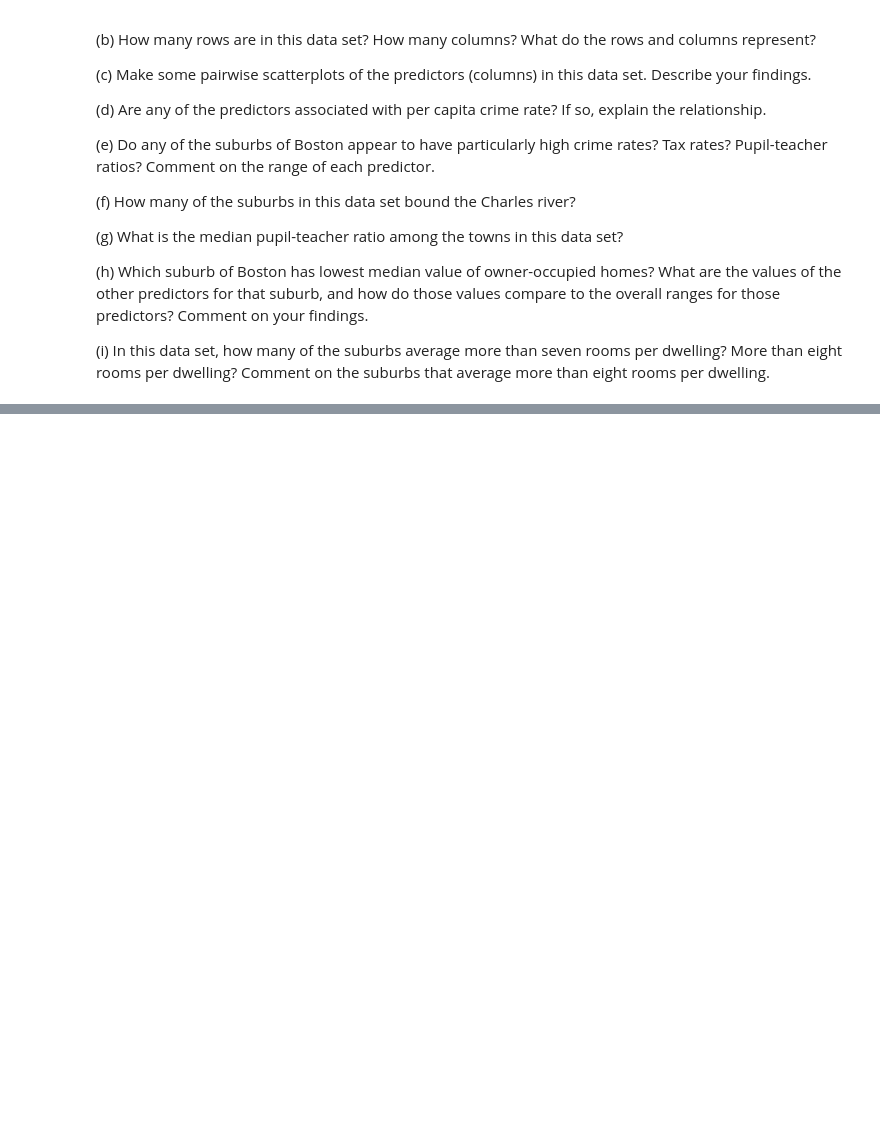
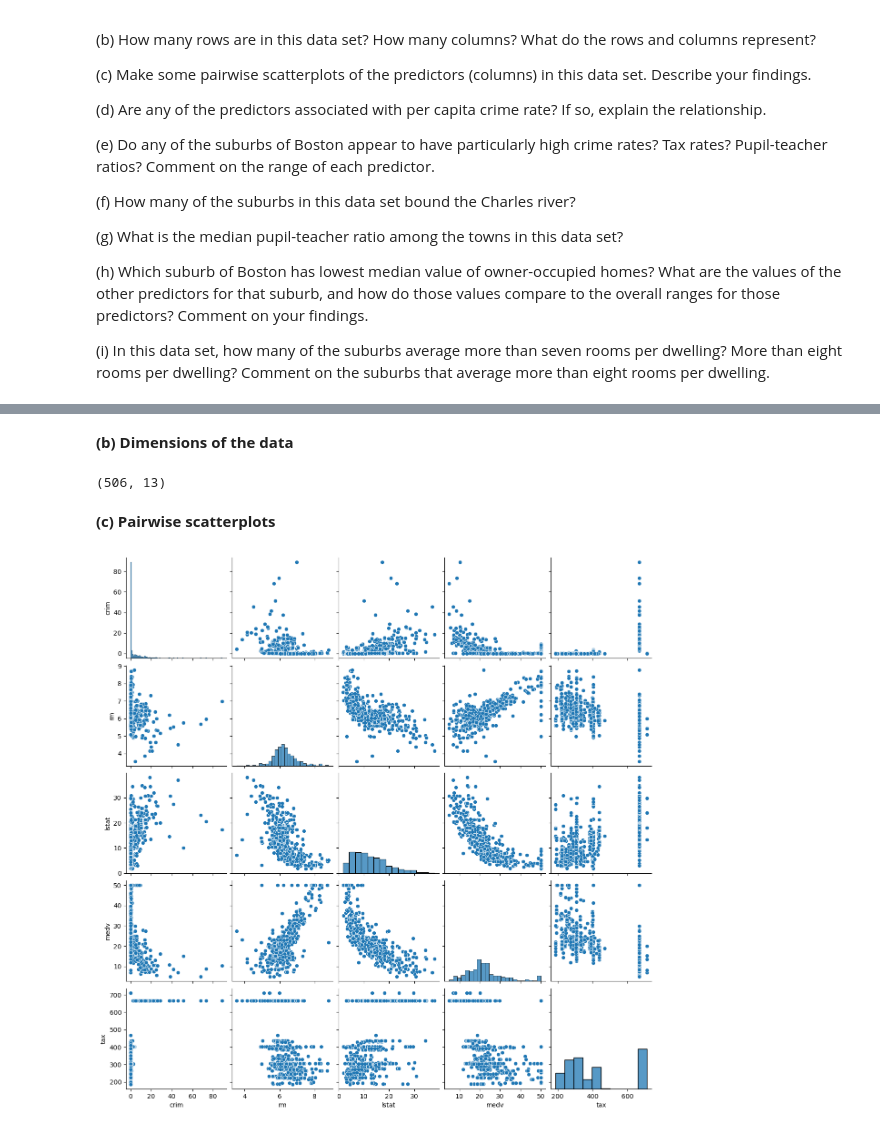
Before and after one commit to zozoking101/An-Introduction-to-Statistical-Learning-with-Applications-in-Python, a Jupyter notebook: 2_Statistical_Learning/Ch2_statlearn_lab.ipynb, the cells around one changed output, grey strips where cells are left out. Cells and saved outputs as stored; diff of their text form; code cells hidden in the pictures; blank space fills up the shorter version.

```diff
--- a/2_Statistical_Learning/Ch2_statlearn_lab.ipynb
+++ b/2_Statistical_Learning/Ch2_statlearn_lab.ipynb
@@ -2162,0 +2148,5 @@ Would you like me to **write the exact Python code that outputs (b)–(d) numeri
+# %%
+from ISLP import load_data
+boston = load_data("Boston")
+
+print(boston.head())
@@ -2162,0 +2167,13 @@ Would you like me to **write the exact Python code that outputs (b)–(d) numeri
+# %% [markdown]
+**(b) Dimensions of the data**
+# %%
+boston.shape
+# %% [output]
+(506, 13)
+# %% [markdown]
+**(c) Pairwise scatterplots**
+# %%
+sns.pairplot(boston[['crim','rm','lstat','medv','tax']])
+plt.show()
+# %% [output]
+[figure, added]
```
Also changed, not shown: parts of 31 cells of this notebook, 1 other file.
